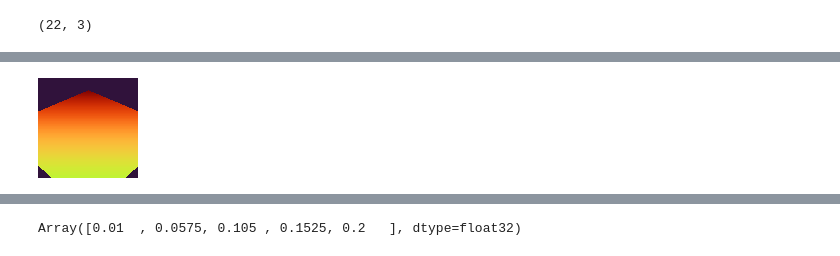
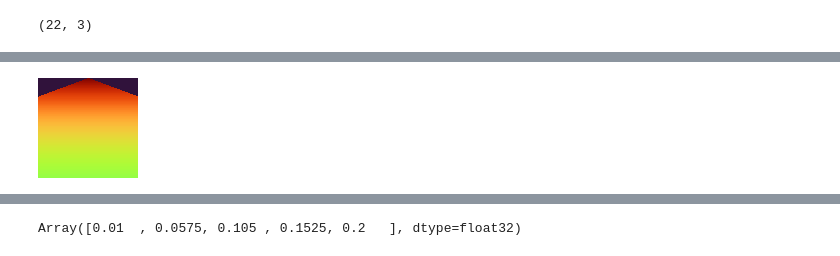
Before and after one commit to probcomp/bayes3d, a Jupyter notebook: experiments/posterior_uncertainty/iterative_multiobject_parsing.ipynb, the cells around one changed output, grey strips where cells are left out. Cells and saved outputs as stored; diff of their text form; code cells hidden in the pictures.

```diff
--- a/experiments/posterior_uncertainty/iterative_multiobject_parsing.ipynb
+++ b/experiments/posterior_uncertainty/iterative_multiobject_parsing.ipynb
@@ -47,12 +40,16 @@ box_dims = renderer.model_box_dims[object_indices]
 # %%
+gt_object_indices = jnp.array([21, 10, 12, 19])
+box_dims = renderer.model_box_dims[gt_object_indices]
+
 cam_pose = j.t3d.transform_from_pos_target_up(
-    jnp.array([0.9, 0.9, 0.9]),
+    jnp.array([0.6, 0.6, 0.6]),
     jnp.array([0.0, 0.0, 0.0]),
     jnp.array([0.0, 0.0, 1.0]),
 )
 
 absolute_poses = jnp.array([
     j.t3d.inverse_pose(cam_pose),
+    jnp.eye(4),
     jnp.eye(4),
     jnp.eye(4),
 ])
@@ -62,19 +59,21 @@ edges = jnp.array([
     [-1,0],
     [0,1],
     [0,2],
+    [0,3],
 ])
 
 
 contact_params = jnp.array(
     [
         [0.0, 0.0, 0.0],
-        [-0.1, 0.0, 0.0],
-        [0.1, 0.1, 0.0],
+        [-0.2, 0.0, 0.0],
+        [0.1, 0.0, 0.0],
+        [0.2, -0.1, 0.0],
     ]
 )
 
-face_parents = jnp.array([2,2,2])
-face_child = jnp.array([0,0,0])
+face_parents = jnp.array([2,2,2,2])
+face_child = jnp.array([0,0,0,0])
 gt_poses = j.scene_graph.absolute_poses_from_scene_graph_jit(
     absolute_poses, box_dims, edges, contact_params, face_parents, face_child
 )
@@ -105,14 +98,22 @@ likelihood_jit = jax.vmap(jax.vmap(jax.vmap(j.threedp3_likelihood,
 # %%
 R_SWEEP = jnp.array([0.000001, 0.000005, 0.00001, 0.00005, 0.0001, 0.0005]).reshape(-1,1)
 R = jnp.ones((R_SWEEP.shape[0],2)) * 0.000001
-OUTLIER_PROBS = jnp.linspace(0.01, 0.2, 5)
+OUTLIER_PROBS = jnp.linspace(0.001, 0.4, 10)
 OUTLIER_VOLUME = 1.0
 
 table_pose = j.t3d.inverse_pose(cam_pose)
 object_poses, object_ids = table_pose[None, None,...], [21]
 reconstruction = renderer.render_multiobject(
     object_poses, object_ids
 )
+
+contact_param_grid = j.make_translation_grid_enumeration_3d(
+    -0.2, -0.2, 0.0,
+    0.2, 0.2, 0.0,
+    10,10,1
+)
+pose_from_contact_and_face_params_parallel_jit = jax.jit(jax.vmap(j.scene_graph.pose_from_contact_and_face_params, in_axes=(0,None, None, None)))
+
 j.get_depth_image(reconstruction[:,:,2])
 # %% [output]
-[figure, old version]
+[figure, new version]
```
Also changed, not shown: parts of 14 cells of this notebook, 1 other file.
